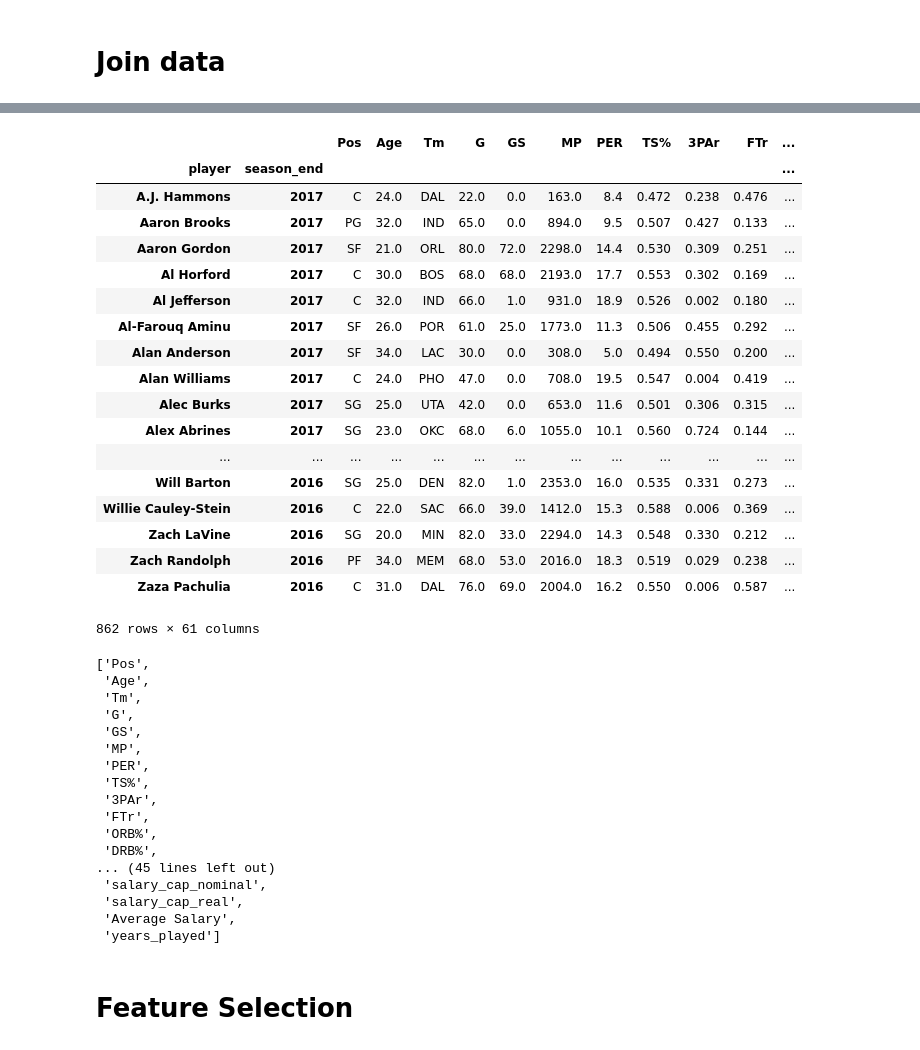
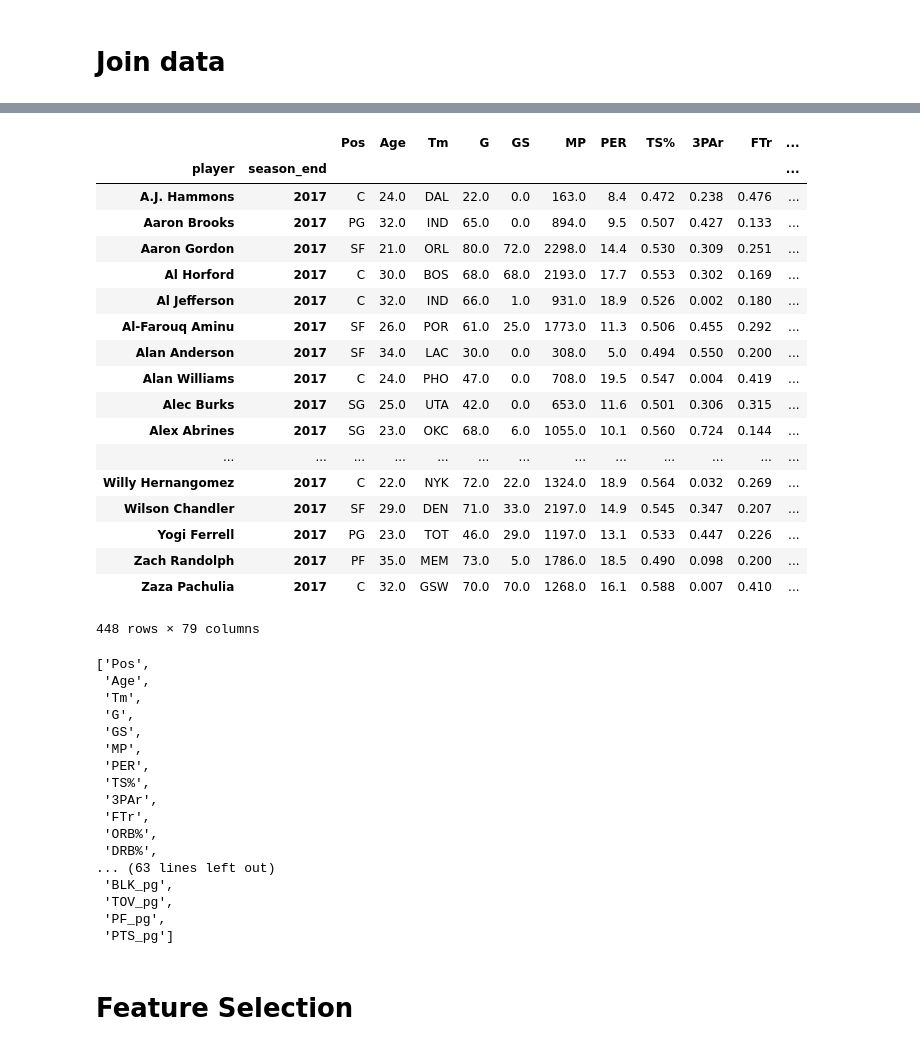
Before and after one commit to dcleung/CIS520-Project, a Jupyter notebook: Notebooks/NBA_Salaries.ipynb, the cells around one changed output, grey strips where cells are left out. Saved outputs shown, nothing was run; the diff lists cells and outputs as text; code cells hidden in the pictures.

Commit message:
Add per game values

```diff
--- a/Notebooks/NBA_Salaries.ipynb
+++ b/Notebooks/NBA_Salaries.ipynb
@@ -114,7 +114,7 @@ extra_df.head()
 # %% [markdown]
 # Clean data
 # %%
-START_YEAR = 2016
+START_YEAR = 2017
 END_YEAR = 2018
 # %%
 # We only have salary information from 1990 onwards
@@ -278,39 +278,44 @@ features_df = features_df.merge(draft_pos_df, how='left', left_on=['player'], ri
 
 features_df = features_df.merge(salary_cap_df, how='inner', left_on=['Year'], right_on=['Season'])
 
 # Get how long they've played so far
 year_start_df = player_data_df[['name', 'year_start']]
 features_df = features_df.merge(year_start_df, how='left', left_on=['player'], right_on=['name']) # USING INNER HERE MAKES R^2 LOWER????
 features_df['years_played'] = features_df['season_end'] - features_df['year_start']
 
+# Get per-game values
+per_game_features = ['MP', 'FG', 'FGA', '3P', '3PA', '2P', '2PA', 'FT', 'FTA', 'ORB', 'DRB', 'TRB', 'AST', 'STL', 'BLK', 'TOV', 'PF', 'PTS']
+for feature in per_game_features:
+    features_df[feature + '_pg'] = features_df[feature] / features_df['G']
+
 # Pretty much a late 2nd round pick???
 features_df['Round'].fillna(2, inplace=True)
 features_df['Pick'].fillna(61, inplace=True)
 
 # features_df = features_df.drop(['Year', 'Player'], 'columns').set_index(['player', 'season_end'])
 features_df = features_df.drop(['Year', 'Player_x', 'Player_y', 'name', 'year_start'], 'columns').set_index(['player', 'season_end'])
 
 features_df
 # %% [output]
 |  |  | Pos | Age | Tm | G | GS | MP | PER | TS% | 3PAr | FTr | ... |
 | player | season_end |  |  |  |  |  |  |  |  |  |  | ... |
 | A.J. Hammons | 2017 | C | 24.0 | DAL | 22.0 | 0.0 | 163.0 | 8.4 | 0.472 | 0.238 | 0.476 | ... |
 | Aaron Brooks | 2017 | PG | 32.0 | IND | 65.0 | 0.0 | 894.0 | 9.5 | 0.507 | 0.427 | 0.133 | ... |
 | Aaron Gordon | 2017 | SF | 21.0 | ORL | 80.0 | 72.0 | 2298.0 | 14.4 | 0.530 | 0.309 | 0.251 | ... |
 | Al Horford | 2017 | C | 30.0 | BOS | 68.0 | 68.0 | 2193.0 | 17.7 | 0.553 | 0.302 | 0.169 | ... |
 | Al Jefferson | 2017 | C | 32.0 | IND | 66.0 | 1.0 | 931.0 | 18.9 | 0.526 | 0.002 | 0.180 | ... |
 | Al-Farouq Aminu | 2017 | SF | 26.0 | POR | 61.0 | 25.0 | 1773.0 | 11.3 | 0.506 | 0.455 | 0.292 | ... |
 | Alan Anderson | 2017 | SF | 34.0 | LAC | 30.0 | 0.0 | 308.0 | 5.0 | 0.494 | 0.550 | 0.200 | ... |
 | Alan Williams | 2017 | C | 24.0 | PHO | 47.0 | 0.0 | 708.0 | 19.5 | 0.547 | 0.004 | 0.419 | ... |
 | Alec Burks | 2017 | SG | 25.0 | UTA | 42.0 | 0.0 | 653.0 | 11.6 | 0.501 | 0.306 | 0.315 | ... |
 | Alex Abrines | 2017 | SG | 23.0 | OKC | 68.0 | 6.0 | 1055.0 | 10.1 | 0.560 | 0.724 | 0.144 | ... |
 | ... | ... | ... | ... | ... | ... | ... | ... | ... | ... | ... | ... | ... |
-| Will Barton | 2016 | SG | 25.0 | DEN | 82.0 | 1.0 | 2353.0 | 16.0 | 0.535 | 0.331 | 0.273 | ... |
-| Willie Cauley-Stein | 2016 | C | 22.0 | SAC | 66.0 | 39.0 | 1412.0 | 15.3 | 0.588 | 0.006 | 0.369 | ... |
-| Zach LaVine | 2016 | SG | 20.0 | MIN | 82.0 | 33.0 | 2294.0 | 14.3 | 0.548 | 0.330 | 0.212 | ... |
-| Zach Randolph | 2016 | PF | 34.0 | MEM | 68.0 | 53.0 | 2016.0 | 18.3 | 0.519 | 0.029 | 0.238 | ... |
-| Zaza Pachulia | 2016 | C | 31.0 | DAL | 76.0 | 69.0 | 2004.0 | 16.2 | 0.550 | 0.006 | 0.587 | ... |
+| Willy Hernangomez | 2017 | C | 22.0 | NYK | 72.0 | 22.0 | 1324.0 | 18.9 | 0.564 | 0.032 | 0.269 | ... |
+| Wilson Chandler | 2017 | SF | 29.0 | DEN | 71.0 | 33.0 | 2197.0 | 14.9 | 0.545 | 0.347 | 0.207 | ... |
+| Yogi Ferrell | 2017 | PG | 23.0 | TOT | 46.0 | 29.0 | 1197.0 | 13.1 | 0.533 | 0.447 | 0.226 | ... |
+| Zach Randolph | 2017 | PF | 35.0 | MEM | 73.0 | 5.0 | 1786.0 | 18.5 | 0.490 | 0.098 | 0.200 | ... |
+| Zaza Pachulia | 2017 | C | 32.0 | GSW | 70.0 | 70.0 | 1268.0 | 16.1 | 0.588 | 0.007 | 0.410 | ... |
-862 rows × 61 columns
+448 rows × 79 columns
 # %%
 features_df.columns.tolist()
 # %% [output]
@@ -326,11 +331,11 @@ features_df.columns.tolist()
  'FTr',
  'ORB%',
  'DRB%',
-... (45 lines left out)
- 'salary_cap_nominal',
- 'salary_cap_real',
- 'Average Salary',
- 'years_played']
+... (63 lines left out)
+ 'BLK_pg',
+ 'TOV_pg',
+ 'PF_pg',
+ 'PTS_pg']
 # %% [markdown]
 # Feature Selection
 # %%
```
Also changed, not shown: parts of 7 cells of this notebook.
